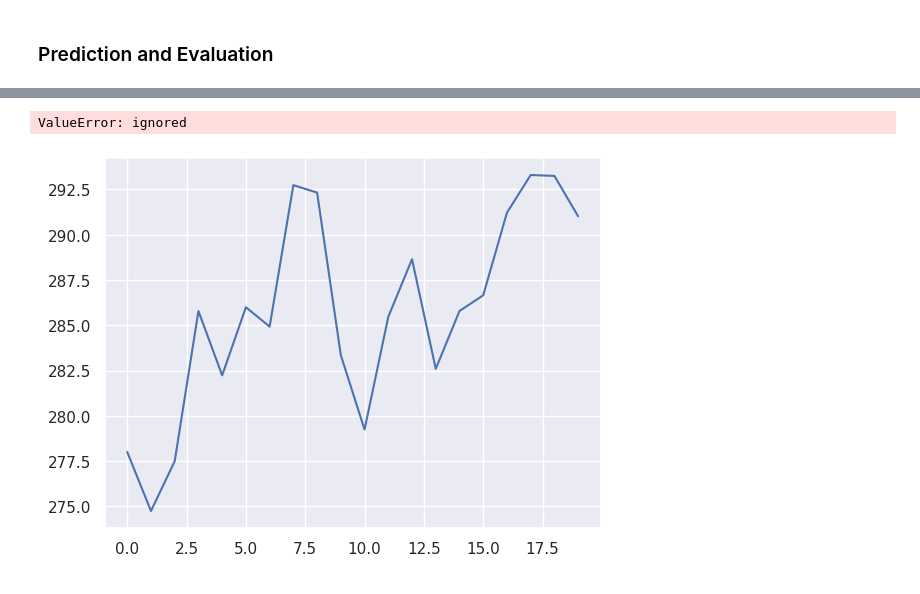
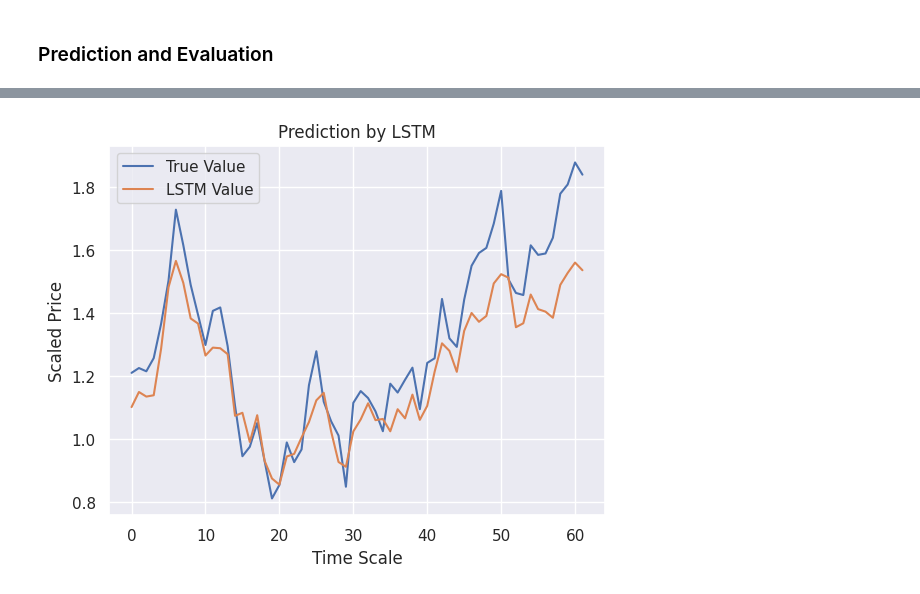
Before and after one commit to NNtorvas/ValueInvestor, a Jupyter notebook: ValueInvestor_notebook.ipynb, the cells around one changed output, grey strips where cells are left out. Saved outputs shown, nothing was run; the diff lists cells and outputs as text; code cells hidden in the pictures.

```diff
--- a/ValueInvestor_notebook.ipynb
+++ b/ValueInvestor_notebook.ipynb
@@ -224,6 +222,0 @@ The sci-kit-learn library’s TimeSeriesSplit class will be used for this. We se
-# %%
-# Process the data for LSTM
-trainX = np.array(X_train)
-testX = np.array(X_test)
-X_train = trainX.reshape(X_train.shape[0], 1, X_train.shape[1])
-X_test = testX.reshape(X_test.shape[0], 1, X_test.shape[1])
@@ -274,0 +299,9 @@ y_pred= lstm.predict(X_test)
+# %%
+# Building the LSTM Model - Deeper
+lstm = Sequential()
+lstm.add(LSTM(32, input_shape=(X_train.shape[1], X_train.shape[2]),
+              activation='relu', return_sequences=True))
+lstm.add(LSTM(32, activation='relu'))
+lstm.add(Dense(1))
+lstm.compile(loss='mean_squared_error', optimizer='adam')
+lstm.summary()
@@ -274,0 +326,5 @@ y_pred= lstm.predict(X_test)
+# %%
+# Model Training
+history=lstm.fit(X_train, y_train,
+                 epochs=100, batch_size=4,
+                 verbose=2, shuffle=False)
@@ -274,0 +351,3 @@ y_pred= lstm.predict(X_test)
+# %%
+# LSTM Prediction
+y_pred= lstm.predict(X_test)
@@ -275,15 +356,14 @@ y_pred= lstm.predict(X_test)
 # %%
 # Predicted vs True Price Value – LSTM
 plt.plot(y_test, label='True Value')
 plt.plot(y_pred, label='LSTM Value')
 plt.title('Prediction by LSTM')
 plt.xlabel('Time Scale')
-plt.ylabel('Price')
+plt.ylabel('Scaled Price')
 plt.legend()
 plt.show()
 # %% [output]
-ValueError: ignored
-[figure, old version]
+[figure, new version]
 # %%
 rmse = mean_squared_error(y_test, y_pred, squared=False)
 mape = mean_absolute_percentage_error(y_test, y_pred)
```
Also changed, not shown: parts of 27 cells of this notebook.
